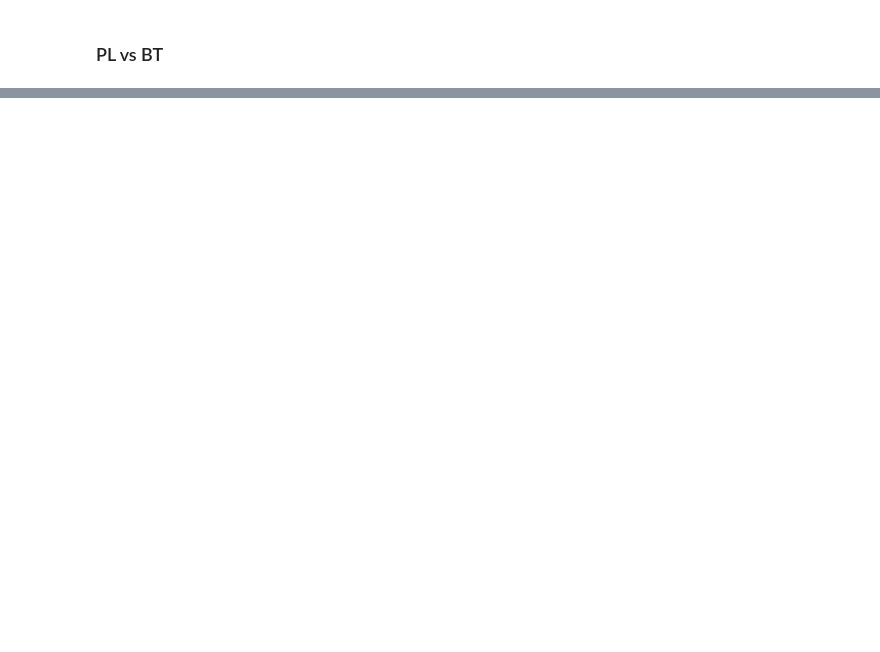
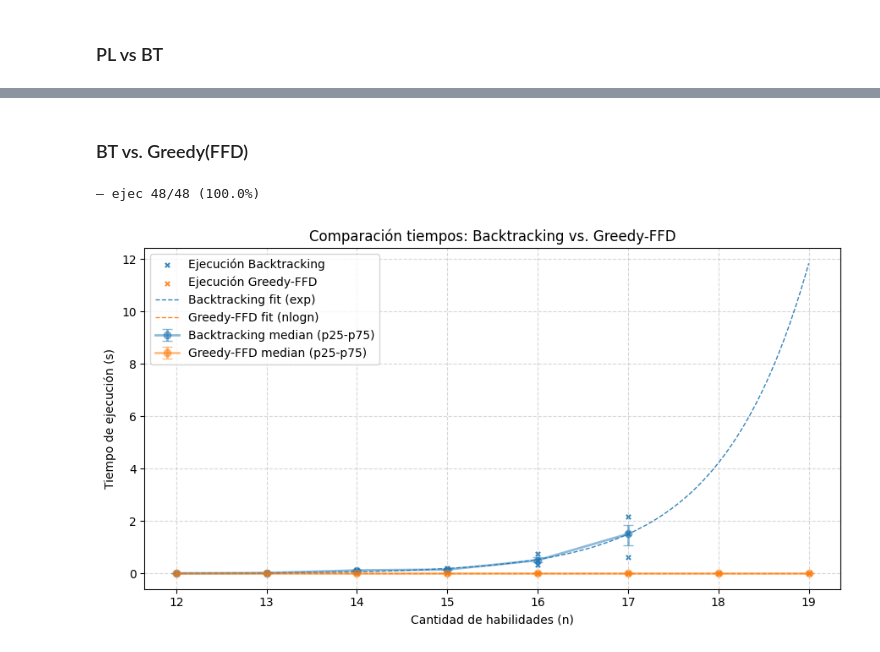
Before and after one commit to hhuzan/tda_tp_3, a Jupyter notebook: mediciones/comparaciones.ipynb, the cells around one changed output, grey strips where cells are left out. Saved outputs shown, nothing was run; the diff lists cells and outputs as text; code cells hidden in the pictures; blank space fills up the shorter version.

Commit message:
update informe greedy ffd

```diff
--- a/mediciones/comparaciones.ipynb
+++ b/mediciones/comparaciones.ipynb
@@ -317,0 +322,22 @@ plot_comparison(df_all, fit_spec=fit_spec, ylim=(-.5,25), save_path="../informe/
+# %% [markdown]
+### BT vs. Greedy(FFD)
+# %%
+methods = {
+    "Backtracking": (lambda h: resolver(CANT_GRUPOS, h, True)),
+    "Greedy-FFD": (lambda h: greedy_ffd(CANT_GRUPOS, h)[0])  # wrapper ignora retorno
+}
+
+sizes = list(range(MIN_TAM, MAX_TAM+1))
+
+df_all = measure_methods(methods, sizes, reps=REPS)
+
+fit_spec = {
+    "Backtracking": "exp",
+    "Greedy-FFD": "nlogn",
+    # None  para no ajustar
+}
+
+plot_comparison(df_all, fit_spec=fit_spec, save_path="../informe/img/comparacion_tiempos_ffd_vs_bt.png")
+# %% [output]
+— ejec 48/48 (100.0%)
+[figure, added]
```
Also changed, not shown: parts of 7 cells of this notebook, 13 other files.
